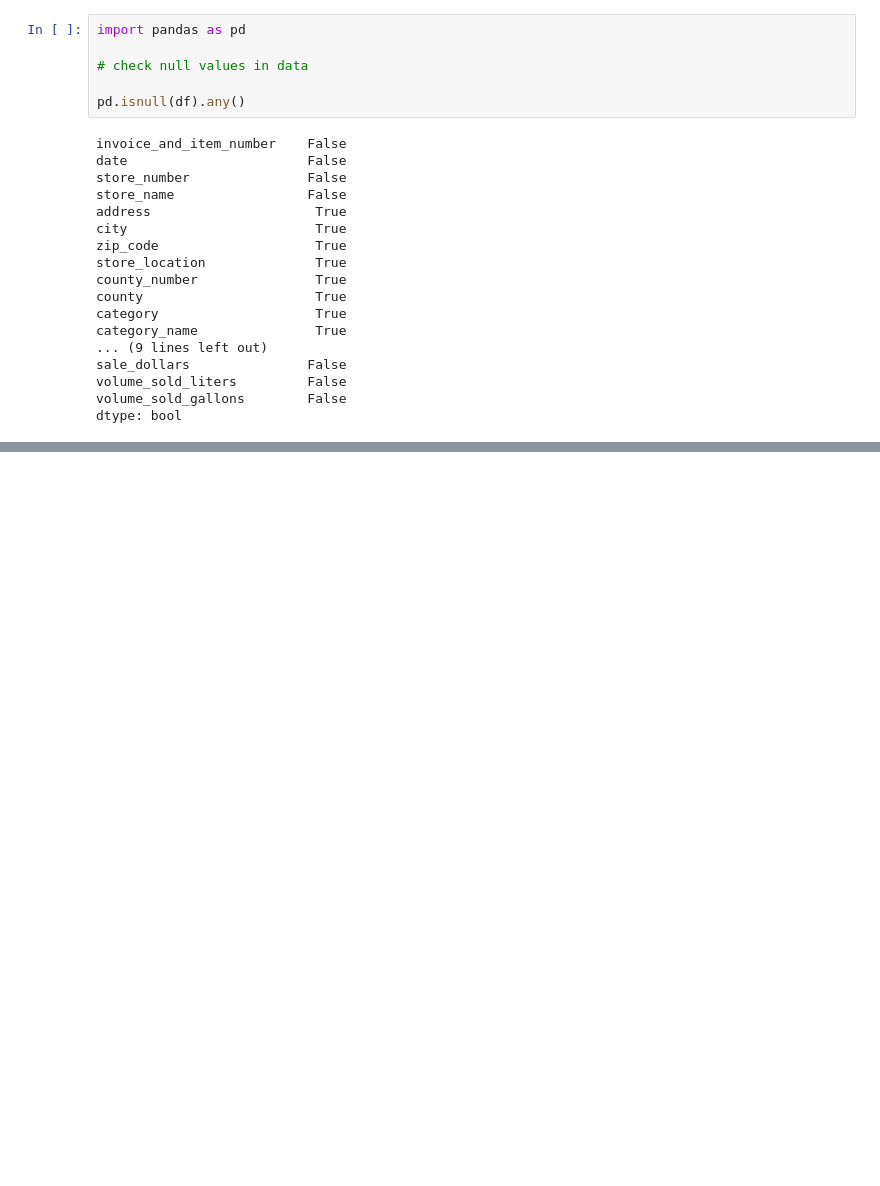
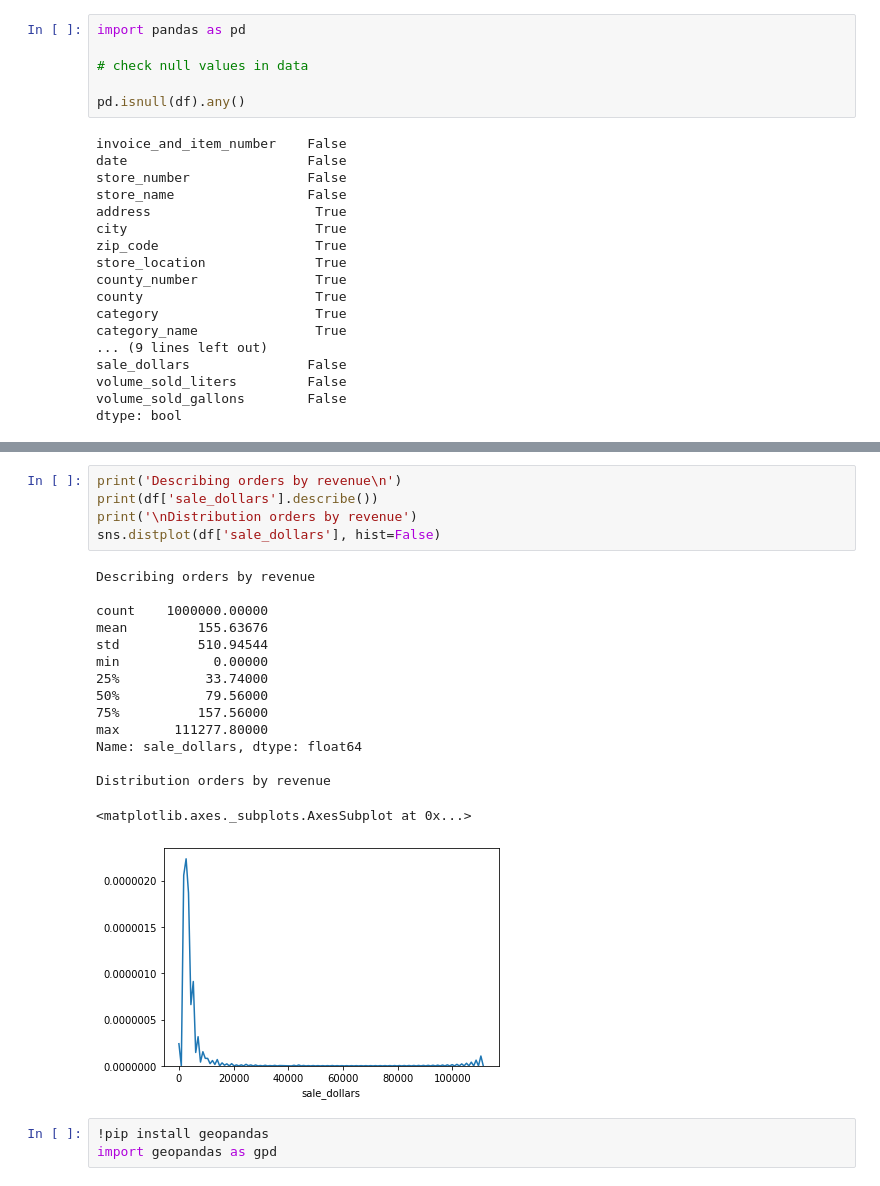
Before and after one commit to Drew128/Iowa_liquor_sales-EDA-, a Jupyter notebook: Iowa_liquor_sales(EDA).ipynb, the cells around one changed output, grey strips where cells are left out. Saved outputs shown, nothing was run; the diff lists cells and outputs as text; blank space fills up the shorter version.

```diff
--- a/Iowa_liquor_sales(EDA).ipynb
+++ b/Iowa_liquor_sales(EDA).ipynb
@@ -148,0 +211,24 @@ sns.barplot(x=week_sesonality['week'], y=week_sesonality['sale_dollars'], order=
+# %%
+print('Describing orders by revenue\n')
+print(df['sale_dollars'].describe())
+print('\nDistribution orders by revenue')
+sns.distplot(df['sale_dollars'], hist=False)
+# %% [output]
+Describing orders by revenue
+
+count    1000000.00000
+mean         155.63676
+std          510.94544
+min            0.00000
+25%           33.74000
+50%           79.56000
+75%          157.56000
+max       111277.80000
+Name: sale_dollars, dtype: float64
+
+Distribution orders by revenue
+<matplotlib.axes._subplots.AxesSubplot at 0x...>
+[figure, added]
+# %%
+!pip install geopandas
+import geopandas as gpd
```
Also changed, not shown: parts of 28 cells of this notebook.
